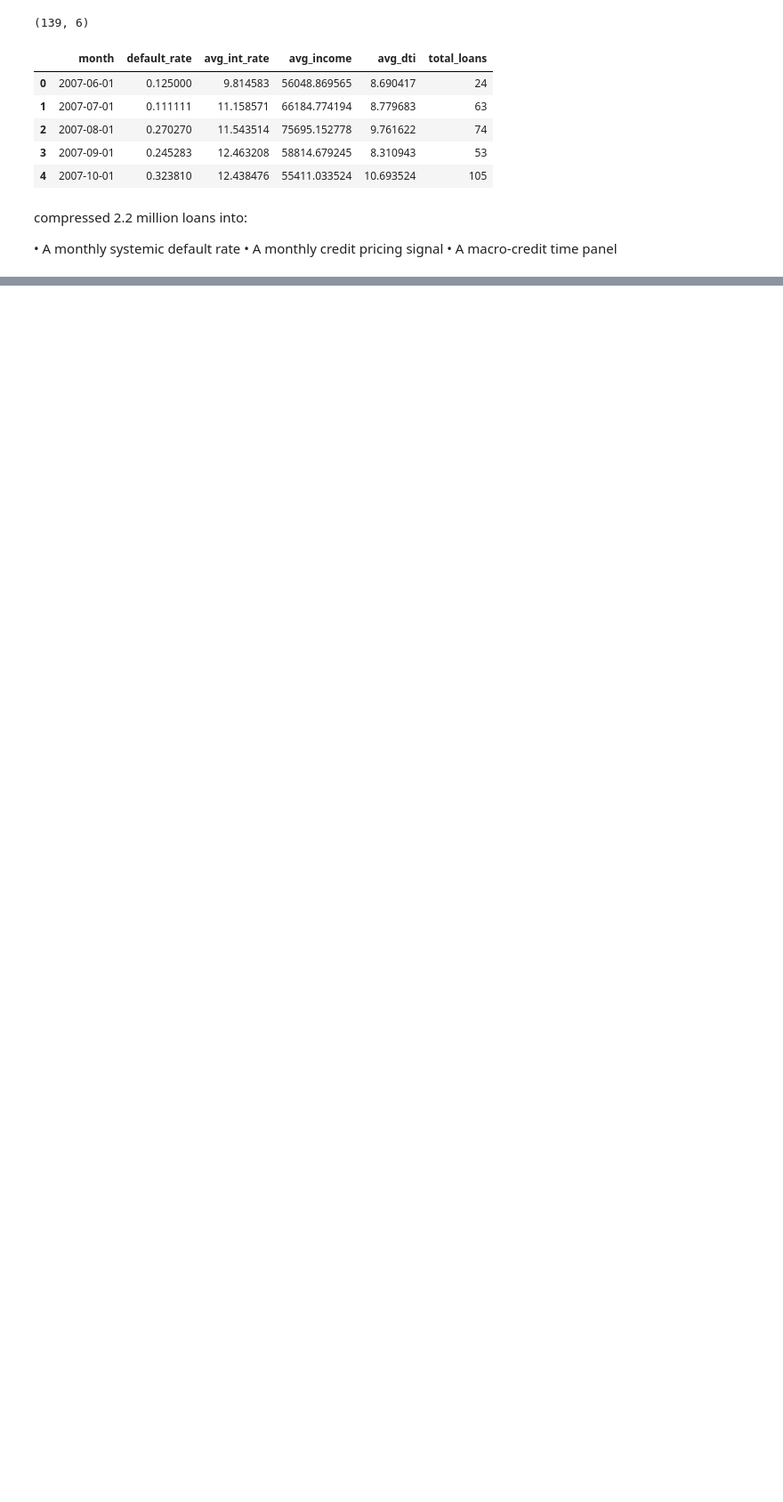
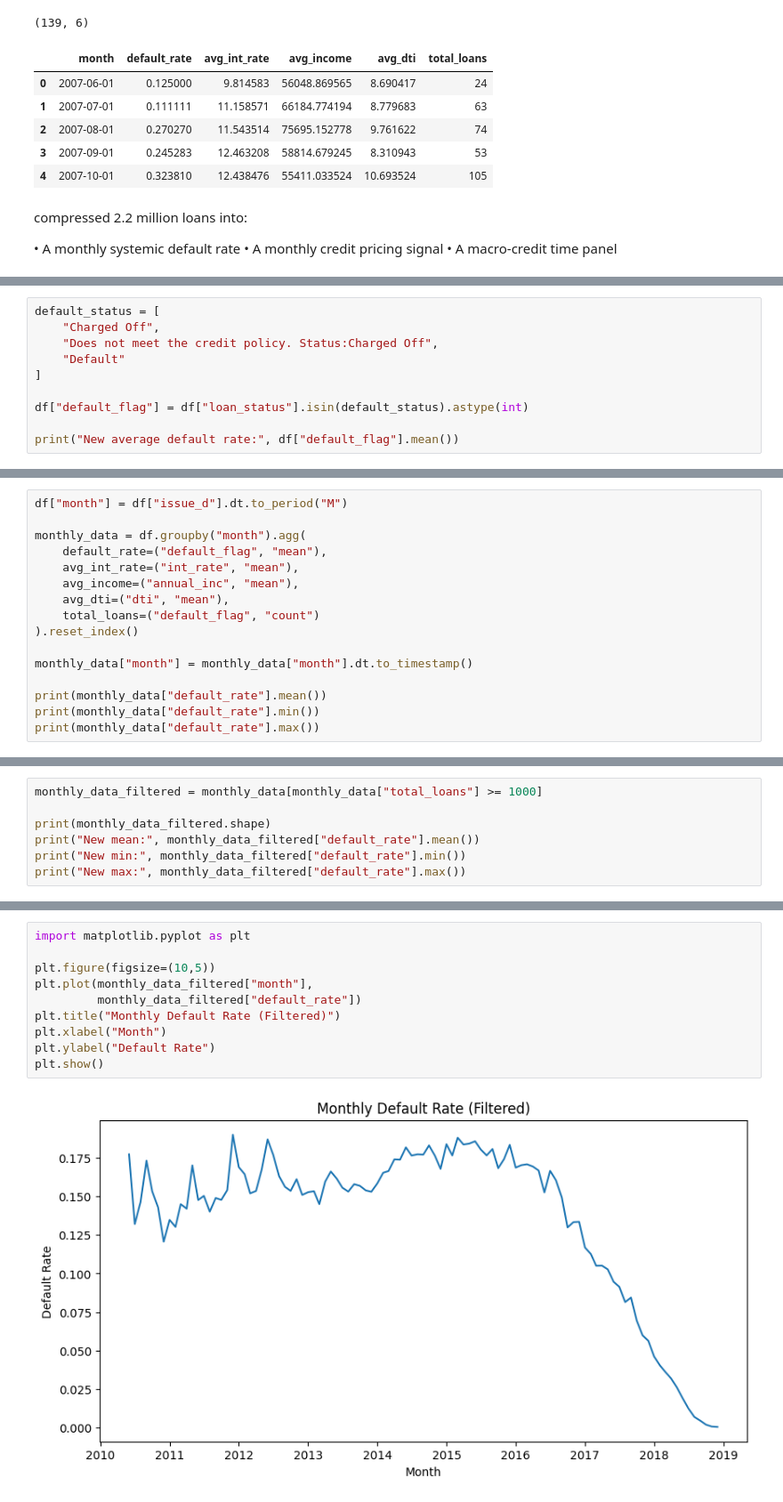
Before and after one commit to ankitc21/finance_causal_rl, a Jupyter notebook: notebooks/02_data_acquisition.ipynb, the cells around one changed output, grey strips where cells are left out. Shown at 89% size. Drawn from its saved outputs; the diff is of its cells as text; blank space fills up the shorter version.

```diff
--- a/notebooks/02_data_acquisition.ipynb
+++ b/notebooks/02_data_acquisition.ipynb
@@ -247,0 +302,10 @@ compressed 2.2 million loans into:
+# %%
+default_status = [
+    "Charged Off",
+    "Does not meet the credit policy. Status:Charged Off",
+    "Default"
+]
+
+df["default_flag"] = df["loan_status"].isin(default_status).astype(int)
+
+print("New average default rate:", df["default_flag"].mean())
@@ -247,0 +316,16 @@ compressed 2.2 million loans into:
+# %%
+df["month"] = df["issue_d"].dt.to_period("M")
+
+monthly_data = df.groupby("month").agg(
+    default_rate=("default_flag", "mean"),
+    avg_int_rate=("int_rate", "mean"),
+    avg_income=("annual_inc", "mean"),
+    avg_dti=("dti", "mean"),
+    total_loans=("default_flag", "count")
+).reset_index()
+
+monthly_data["month"] = monthly_data["month"].dt.to_timestamp()
+
+print(monthly_data["default_rate"].mean())
+print(monthly_data["default_rate"].min())
+print(monthly_data["default_rate"].max())
@@ -247,0 +355,7 @@ compressed 2.2 million loans into:
+# %%
+monthly_data_filtered = monthly_data[monthly_data["total_loans"] >= 1000]
+
+print(monthly_data_filtered.shape)
+print("New mean:", monthly_data_filtered["default_rate"].mean())
+print("New min:", monthly_data_filtered["default_rate"].min())
+print("New max:", monthly_data_filtered["default_rate"].max())
@@ -247,0 +371,12 @@ compressed 2.2 million loans into:
+# %%
+import matplotlib.pyplot as plt
+
+plt.figure(figsize=(10,5))
+plt.plot(monthly_data_filtered["month"],
+         monthly_data_filtered["default_rate"])
+plt.title("Monthly Default Rate (Filtered)")
+plt.xlabel("Month")
+plt.ylabel("Default Rate")
+plt.show()
+# %% [output]
+[figure, added]
```
Also changed, not shown: parts of 16 cells of this notebook.
